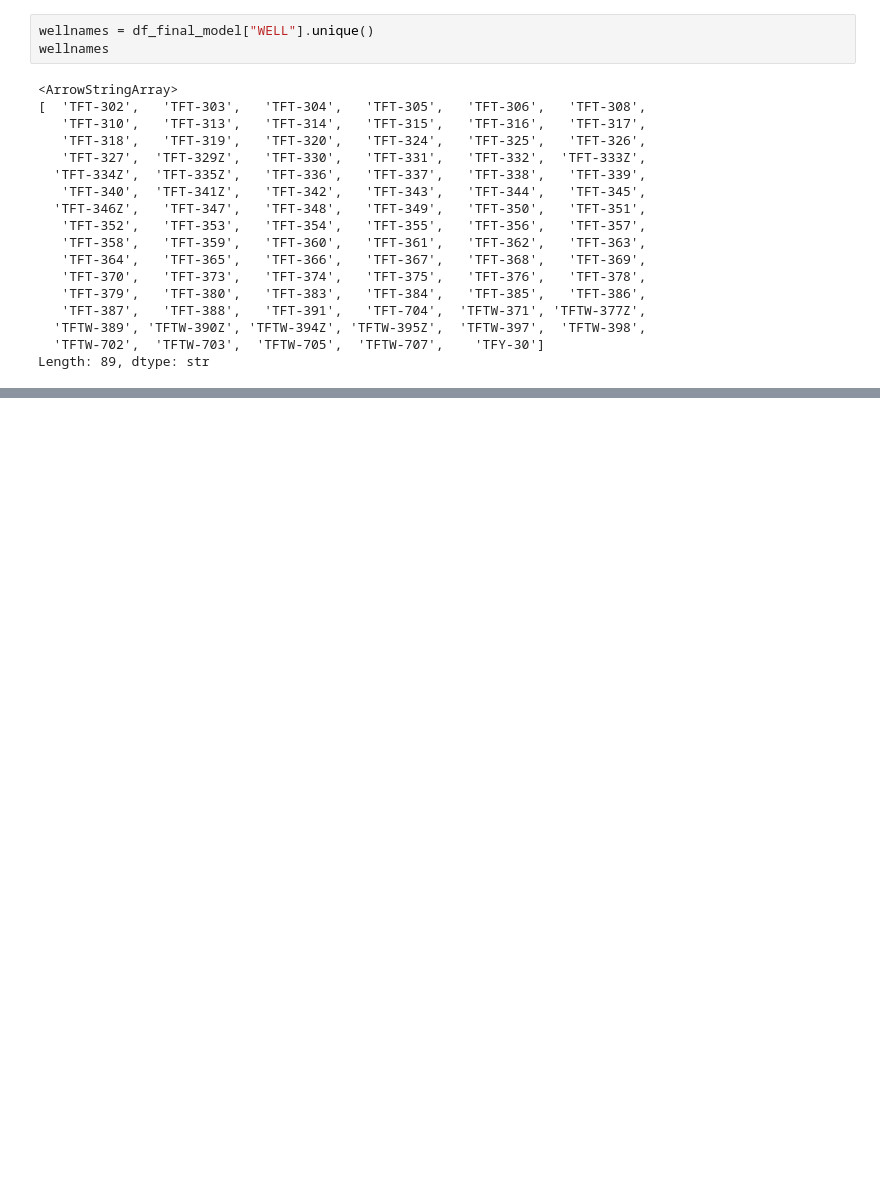
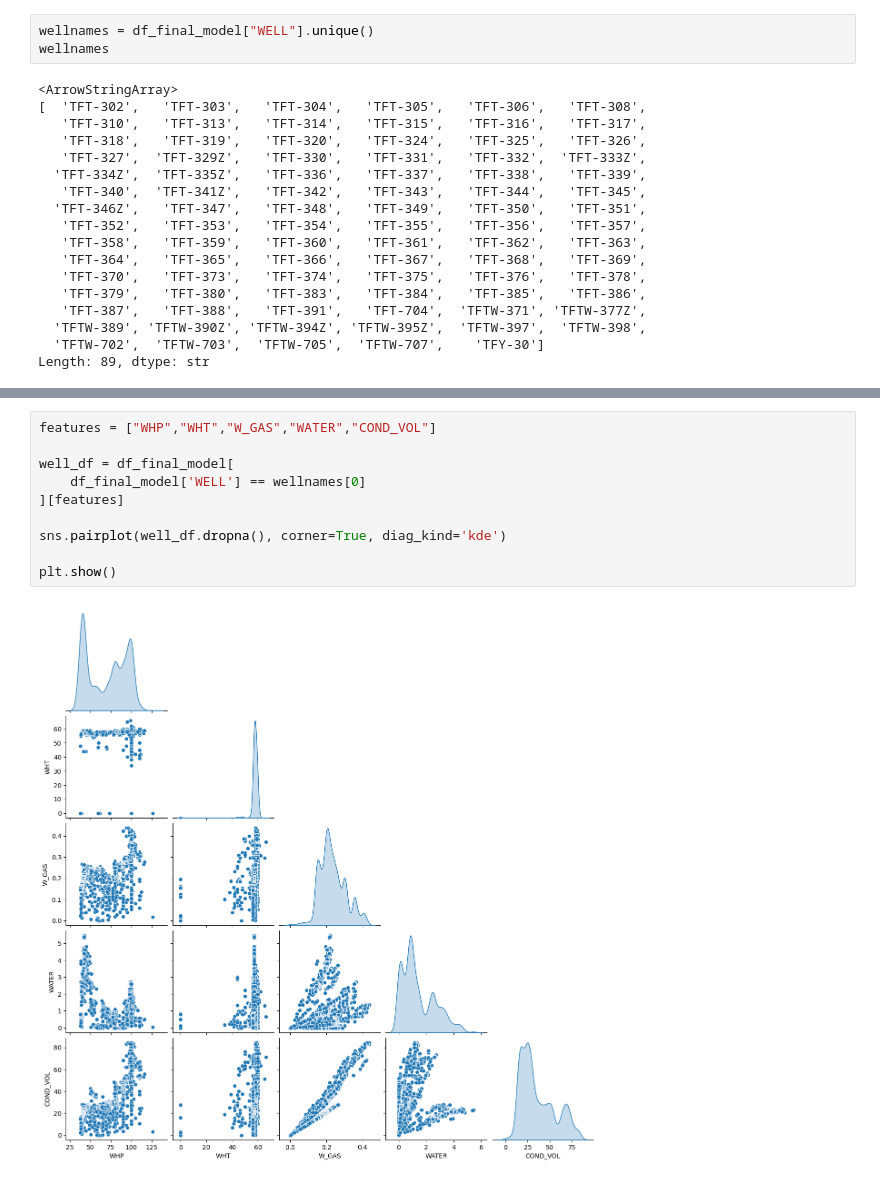
Before and after one commit to khaled-sahari/pfe-master-prediction, a Jupyter notebook: AIML/projet master1/netdata.ipynb, the cells around one changed output, grey strips where cells are left out. Cells and saved outputs as stored; diff of their text form; blank space fills up the shorter version.

```diff
--- a/AIML/projet master1/netdata.ipynb
+++ b/AIML/projet master1/netdata.ipynb
@@ -318,0 +361,12 @@ Length: 89, dtype: str
+# %%
+features = ["WHP","WHT","W_GAS","WATER","COND_VOL"]
+
+well_df = df_final_model[
+    df_final_model['WELL'] == wellnames[0]
+][features]
+
+sns.pairplot(well_df.dropna(), corner=True, diag_kind='kde')
+
+plt.show()
+# %% [output]
+[figure, added]
```
Also changed, not shown: parts of 6 cells of this notebook, 5 other files.
